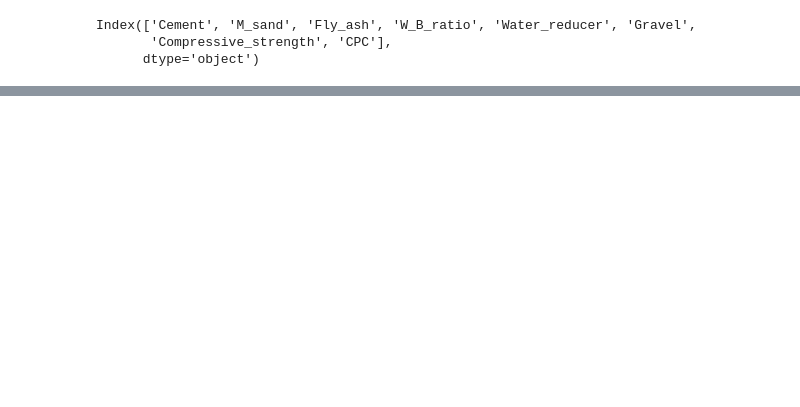
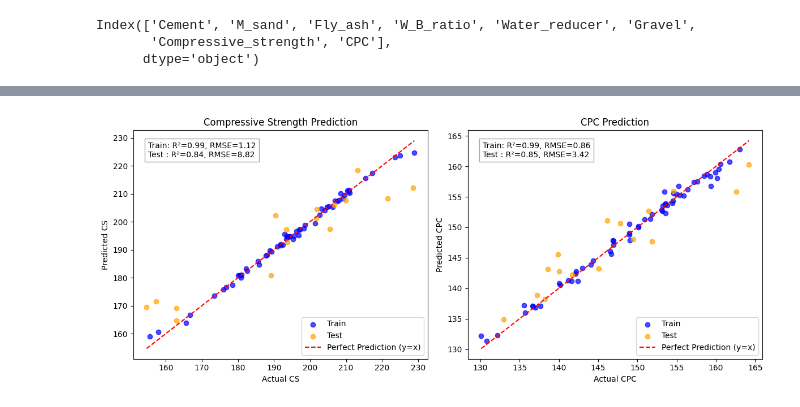
Before and after one commit to nhattminh160901/france_project, a Jupyter notebook: XGboost_upgrade.ipynb, the cells around one changed output, grey strips where cells are left out. Cells and saved outputs as stored; diff of their text form; code cells hidden in the pictures; blank space fills up the shorter version.

```diff
--- a/XGboost_upgrade.ipynb
+++ b/XGboost_upgrade.ipynb
@@ -84,10 +76,7 @@ df.describe()
 # %%
 X = df_clean.iloc[:, :6]   # feature
 y = df_clean.iloc[:, 6:]   # label
-# X = (X - X.min())/(X.max() - X.min())
-# y = (y - y.min())/(y.max() - y.min())
+
+X_train, X_test, y_train, y_test = train_test_split(
+    X, y, test_size=0.2, random_state=42
+)
-# %%
-from sklearn.model_selection import train_test_split
-X_train, X_test, y_train, y_test = train_test_split(
-    X, y, test_size=0.2, random_state=None, shuffle=True
-)
@@ -173,0 +165,47 @@ R² label 2: 0.9941067275665735
+# %%
+plt.figure(figsize=(12,5))
+
+# Compressive Strength
+plt.subplot(1,2,1)
+plt.scatter(y_train.iloc[:,0], y_pred_train[:,0], alpha=0.7, color="blue", label="Train")
+plt.scatter(y_test.iloc[:,0], y_pred_test[:,0], alpha=0.7, color="orange", label="Test")
+plt.plot([min(y_train.iloc[:,0].min(), y_test.iloc[:,0].min()),
+          max(y_train.iloc[:,0].max(), y_test.iloc[:,0].max())],
+         [min(y_train.iloc[:,0].min(), y_test.iloc[:,0].min()),
+          max(y_train.iloc[:,0].max(), y_test.iloc[:,0].max())],
+         'r--', label="Perfect Prediction (y=x)")
+plt.text(0.05, 0.95,
+         f"Train: R²={r2_cs_train:.2f}, RMSE={rmse_cs_train:.2f}\n"
+         f"Test : R²={r2_cs_test:.2f}, RMSE={rmse_cs_test:.2f}",
+         transform=plt.gca().transAxes,
+         fontsize=10, verticalalignment='top',
+         bbox=dict(facecolor='white', alpha=0.7, edgecolor='gray'))
+plt.xlabel("Actual CS")
+plt.ylabel("Predicted CS")
+plt.title("Compressive Strength Prediction")
+plt.legend()
+
+# CPC
+plt.subplot(1,2,2)
+plt.scatter(y_train.iloc[:,1], y_pred_train[:,1], alpha=0.7, color="blue", label="Train")
+plt.scatter(y_test.iloc[:,1], y_pred_test[:,1], alpha=0.7, color="orange", label="Test")
+plt.plot([min(y_train.iloc[:,1].min(), y_test.iloc[:,1].min()),
+          max(y_train.iloc[:,1].max(), y_test.iloc[:,1].max())],
+         [min(y_train.iloc[:,1].min(), y_test.iloc[:,1].min()),
+          max(y_train.iloc[:,1].max(), y_test.iloc[:,1].max())],
+         'r--', label="Perfect Prediction (y=x)")
+plt.text(0.05, 0.95,
+         f"Train: R²={r2_cpc_train:.2f}, RMSE={rmse_cpc_train:.2f}\n"
+         f"Test : R²={r2_cpc_test:.2f}, RMSE={rmse_cpc_test:.2f}",
+         transform=plt.gca().transAxes,
+         fontsize=10, verticalalignment='top',
+         bbox=dict(facecolor='white', alpha=0.7, edgecolor='gray'))
+plt.xlabel("Actual CPC")
+plt.ylabel("Predicted CPC")
+plt.title("CPC Prediction")
+plt.legend()
+
+plt.tight_layout()
+plt.show()
+# %% [output]
+[figure, new version]
```
Also changed, not shown: parts of 13 cells of this notebook.
